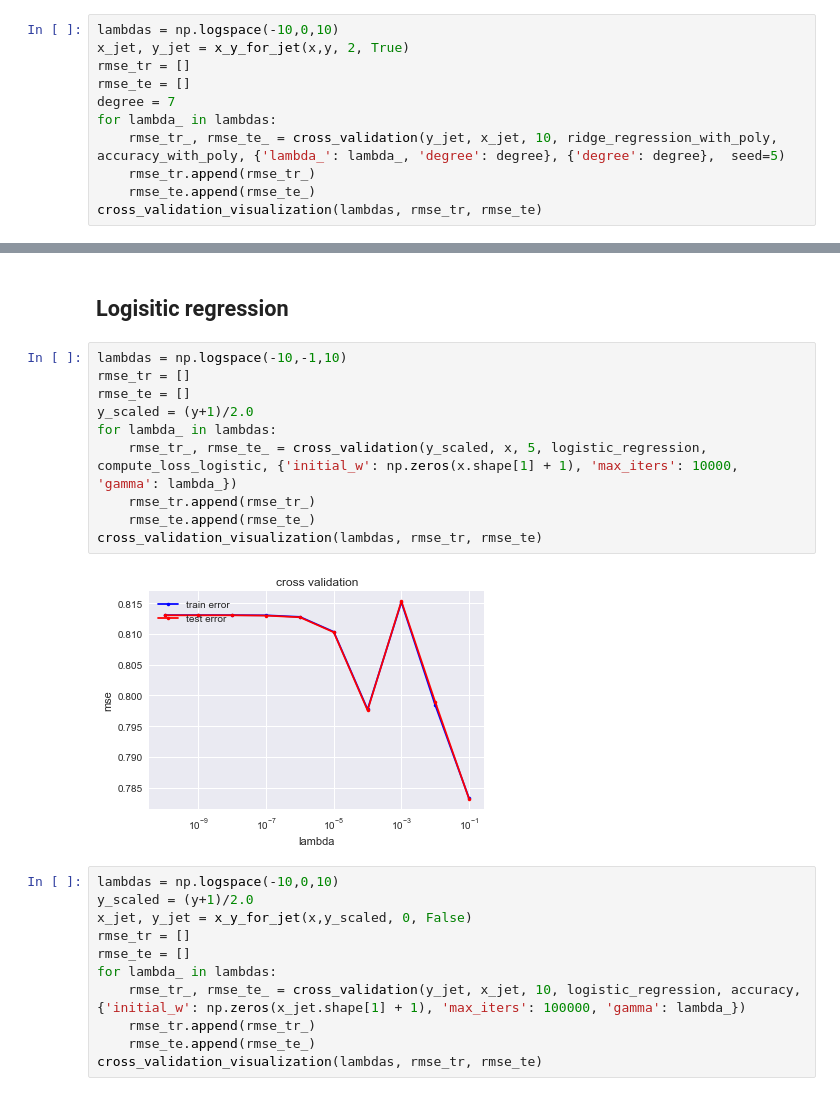
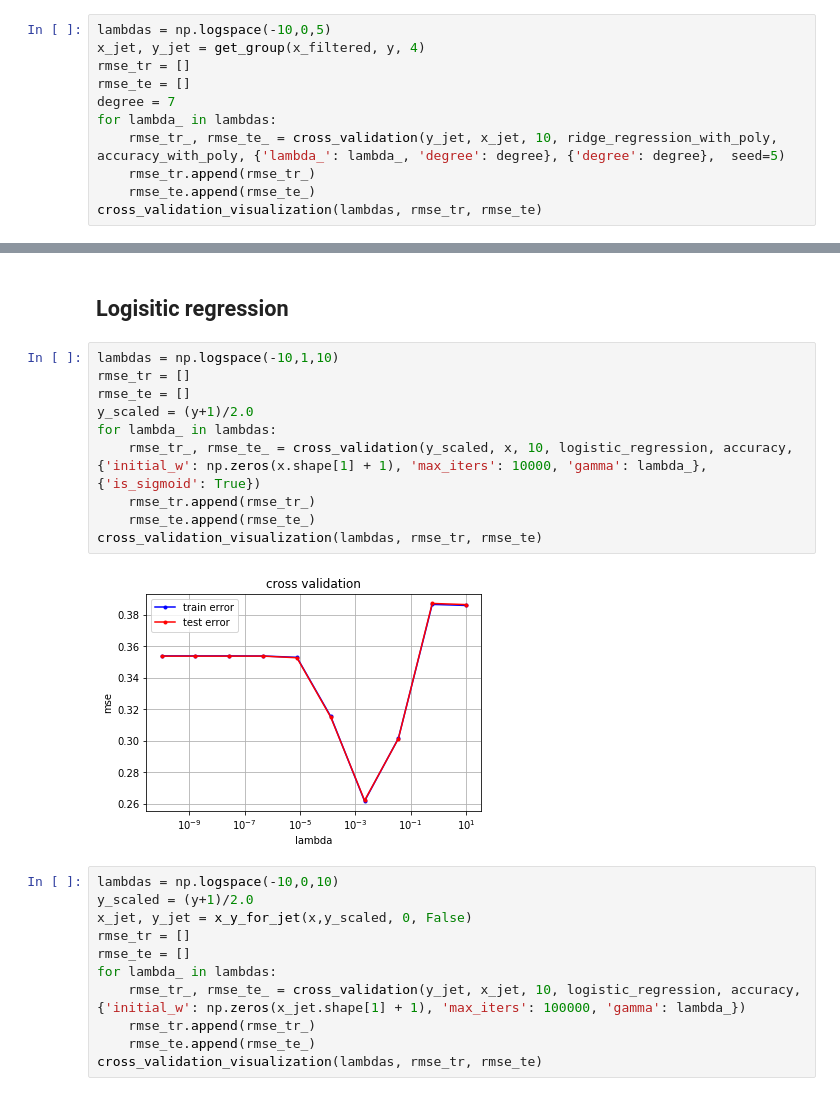
Before and after one commit to inverniz/ML_project, a Jupyter notebook: scripts/Model_building.ipynb, the cells around one changed output, grey strips where cells are left out. Saved outputs shown, nothing was run; the diff lists cells and outputs as text.

```diff
--- a/scripts/Model_building.ipynb
+++ b/scripts/Model_building.ipynb
@@ -354,8 +354,8 @@ cross_validation_visualization(lambdas, rmse_tr, rmse_te)
 # %% [output]
 [figure]
 # %%
-lambdas = np.logspace(-10,0,10)
-x_jet, y_jet = x_y_for_jet(x,y, 2, True)
+lambdas = np.logspace(-10,0,5)
+x_jet, y_jet = get_group(x_filtered, y, 4)
 rmse_tr = []
 rmse_te = []
 degree = 7
@@ -453,17 +453,17 @@ for n in range(3):
 # %% [markdown]
 ## Logisitic regression
 # %%
-lambdas = np.logspace(-10,-1,10)
+lambdas = np.logspace(-10,1,10)
 rmse_tr = []
 rmse_te = []
 y_scaled = (y+1)/2.0
 for lambda_ in lambdas:
-    rmse_tr_, rmse_te_ = cross_validation(y_scaled, x, 5, logistic_regression, compute_loss_logistic, {'initial_w': np.zeros(x.shape[1] + 1), 'max_iters': 10000, 'gamma': lambda_})
+    rmse_tr_, rmse_te_ = cross_validation(y_scaled, x, 10, logistic_regression, accuracy, {'initial_w': np.zeros(x.shape[1] + 1), 'max_iters': 10000, 'gamma': lambda_}, {'is_sigmoid': True})
     rmse_tr.append(rmse_tr_)
     rmse_te.append(rmse_te_)
 cross_validation_visualization(lambdas, rmse_tr, rmse_te)
 # %% [output]
-[figure, old version]
+[figure, new version]
 # %%
 lambdas = np.logspace(-10,0,10)
 y_scaled = (y+1)/2.0
```
Also changed, not shown: parts of 35 cells of this notebook, 4 other files.
